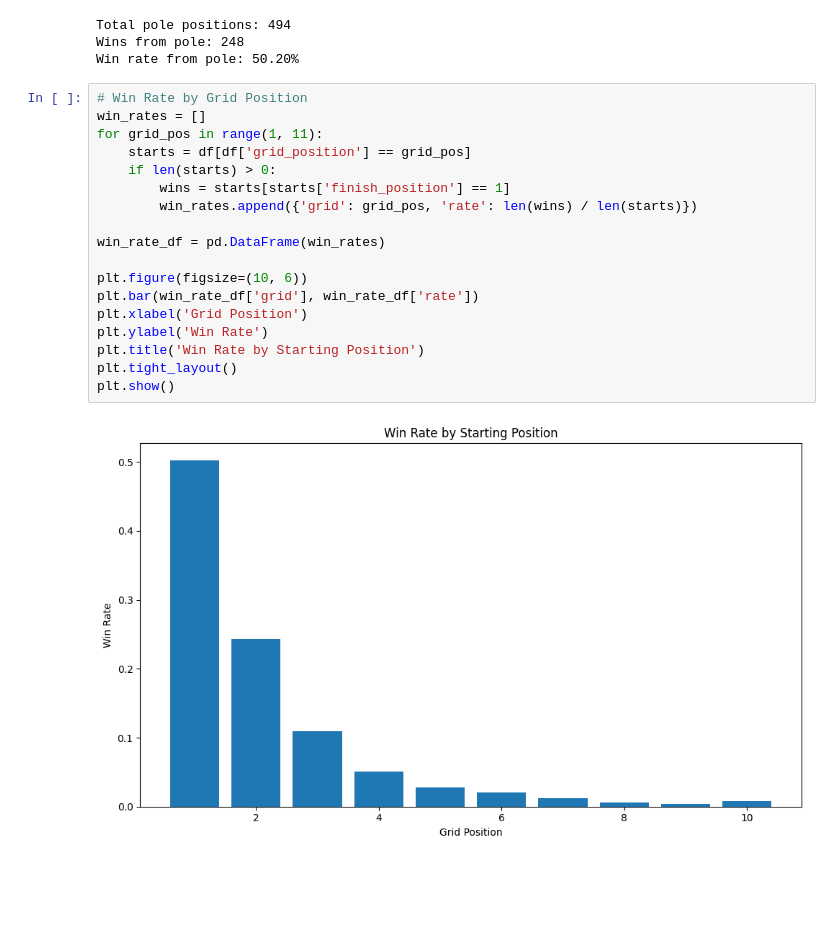
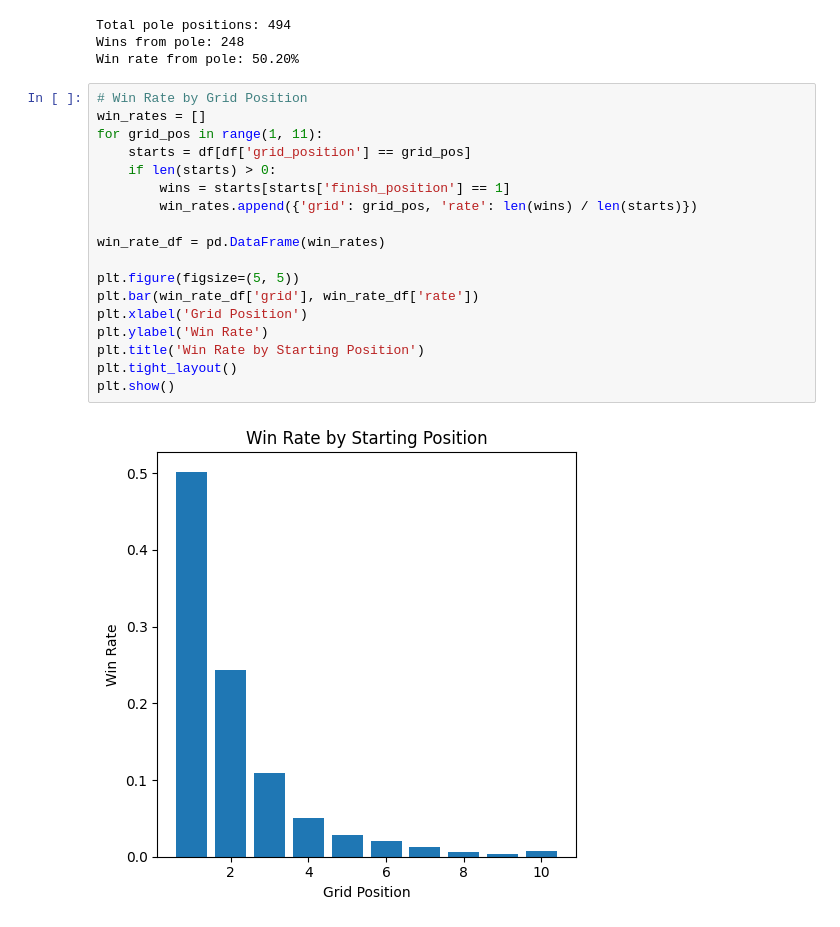
Before and after one commit to INFO-523-F25/final-project-team-1, a Jupyter notebook: scripts/01_EDA.ipynb, the cells around one changed output. Saved outputs shown, nothing was run; the diff lists cells and outputs as text; blank space fills up the shorter version.

```diff
--- a/scripts/01_EDA.ipynb
+++ b/scripts/01_EDA.ipynb
@@ -128,21 +131,21 @@ Win rate from pole: 50.20%
 # %%
 # Win Rate by Grid Position
 win_rates = []
 for grid_pos in range(1, 11):
     starts = df[df['grid_position'] == grid_pos]
     if len(starts) > 0:
         wins = starts[starts['finish_position'] == 1]
         win_rates.append({'grid': grid_pos, 'rate': len(wins) / len(starts)})
 
 win_rate_df = pd.DataFrame(win_rates)
 
-plt.figure(figsize=(10, 6))
+plt.figure(figsize=(5, 5))
 plt.bar(win_rate_df['grid'], win_rate_df['rate'])
 plt.xlabel('Grid Position')
 plt.ylabel('Win Rate')
 plt.title('Win Rate by Starting Position')
 plt.tight_layout()
 plt.show()
 # %% [output]
-[figure, old version]
+[figure, new version]
 # %%
```
Also changed, not shown: parts of 11 cells of this notebook, 5 other files.
